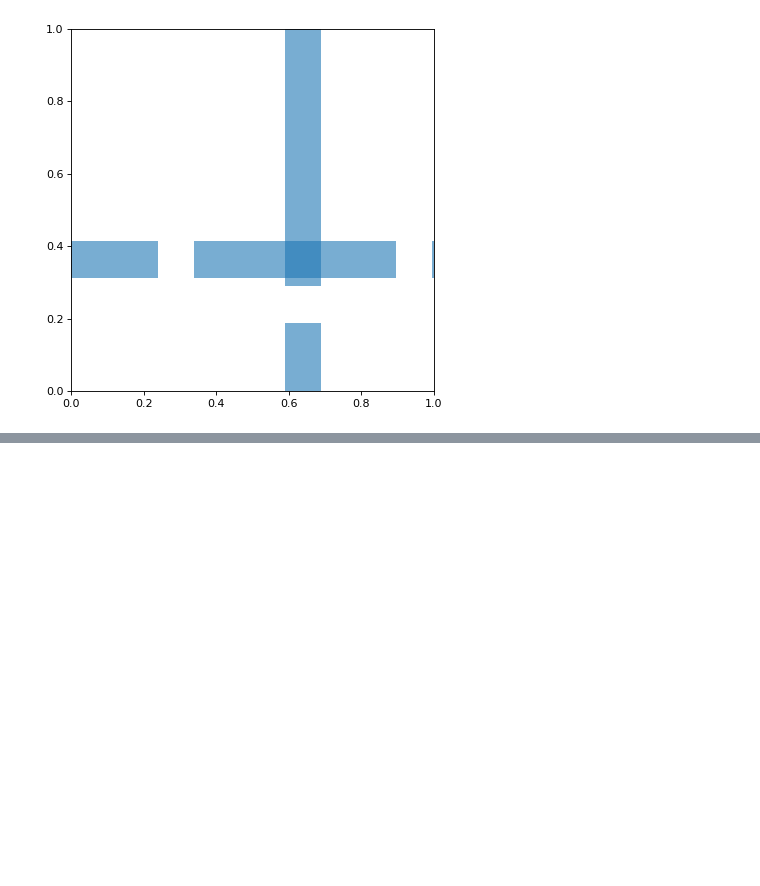
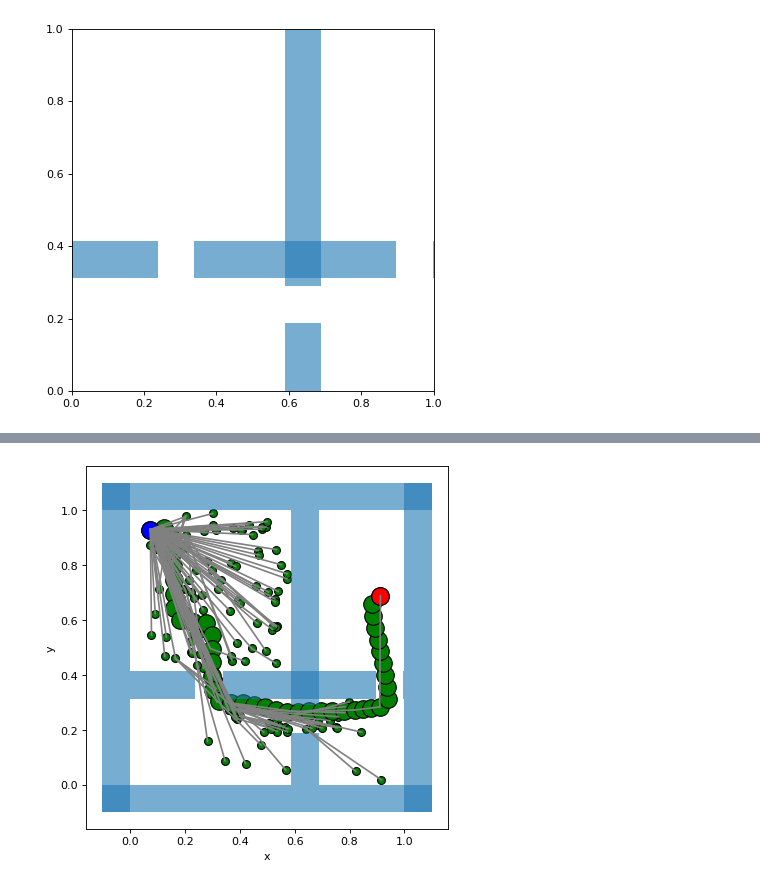
Before and after one commit to KarlRong/VAE-Motion-Planning, a Jupyter notebook: ompl_narrowpassage.ipynb, the cells around one changed output, grey strips where cells are left out. Cells and saved outputs as stored; diff of their text form; code cells hidden in the pictures; blank space fills up the shorter version.

```diff
--- a/ompl_narrowpassage.ipynb
+++ b/ompl_narrowpassage.ipynb
@@ -771,0 +759,80 @@ average length:  4.223844648498561
+# %%
+# rrt_star dubins
+sucess = 0
+total = 0
+total_length = 0
+total_collision_detection = 0
+total_collision = 0
+
+for i in range(0,1):
+    space = ob.DubinsStateSpace(0.05)
+    # set lower and upper bounds
+    bounds = ob.RealVectorBounds(2)
+    bounds.setLow(0)
+    bounds.setHigh(1)
+    space.setBounds(bounds)
+    # construct an instance of space information from this state space
+    si = ob.SpaceInformation(space)
+    # set state validity checking for this space
+    obs_manager = obs2fcl(obs, dimW)
+    mychecker = ValidityChecker(si, obs_manager, space)
+    si.setStateValidityChecker(mychecker)
+
+    si.setStateValidityCheckingResolution(0.03)
+    # si.setup()
+    # create a random start state
+    start = ob.State(space)
+    start.random()
+    start().setX(float(startend[0]))
+    start().setY(float(startend[1]))
+    start().setYaw(float(startend[2]))
+    # create a random goal state
+    goal = ob.State(space)
+    goal.random()
+    goal().setX(float(startend[6]))
+    goal().setY(float(startend[7]))
+    goal().setYaw(float(startend[8]))
+    # create a problem instance
+    pdef = ob.ProblemDefinition(si)
+    pdef.setOptimizationObjective(ob.PathLengthOptimizationObjective(si))
+    # set the start and goal states
+    pdef.setStartAndGoalStates(start, goal)
+    si.setValidStateSamplerAllocator (ob.ValidStateSamplerAllocator(allocMyValidStateSampler))
+    si.getStateSpace().setStateSamplerAllocator(ob.StateSamplerAllocator(allocMyStateSampler))
+    optimizingPlanner = allocatePlanner(si, 'rrtstar')
+    # planner = og.RRTConnect(si)
+    # set the problem we are trying to solve for the planner
+    optimizingPlanner.setProblemDefinition(pdef)
+    # perform setup steps for the planner
+    optimizingPlanner.setup()
+
+    # print the settings for this space
+    # print(si.settings())
+    # print the problem settings
+    # print(pdef)
+    # attempt to solve the problem within one second of planning time
+    solved = optimizingPlanner.solve(0.2)
+    print("collision detection: ", mychecker.count)
+    total_collision_detection += mychecker.count
+    print("collision num: ", mychecker.collision_count)
+    total_collision += mychecker.collision_count
+
+    total += 1
+    if solved.asString() == 'Exact solution':
+        # get the goal representation from the problem definition (not the same as the goal state)
+        # and inquire about the found path
+        path = pdef.getSolutionPath()
+        if path:
+            print("path length: ", pdef.getSolutionPath().length())
+            total_length += pdef.getSolutionPath().length()
+    #     print("Found solution:\n%s" % path)
+            plt_ompl_result(con, start, goal,path, mychecker, si, optimizingPlanner)
+        sucess += 1
+    else:
+        print("No solution found")
+
+print("success rate: ", sucess/total)
+print("average collision detection:", total_collision_detection/total)
+print("average collision", total_collision/total)
+print("average length: ", total_length/sucess)
+# %% [output]
@@ -771,0 +844 @@ average length:  4.223844648498561
+[figure, added]
```
Also changed, not shown: parts of 11 cells of this notebook, 3 other files.
